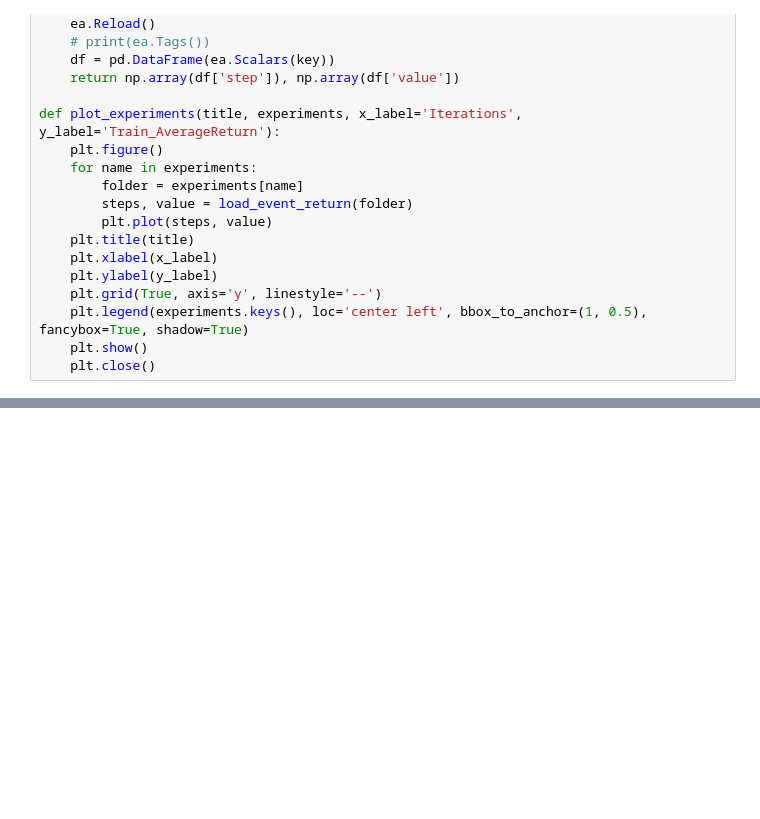
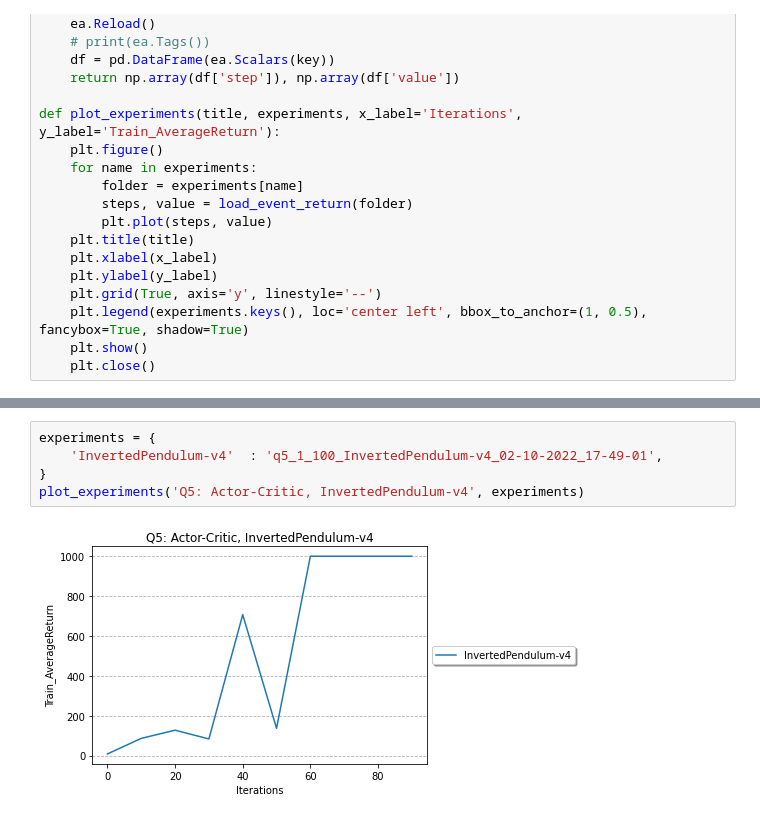
Before and after one commit to EthanZyh/CS285_Homework_fall2022, a Jupyter notebook: hw3/cs285/scripts/plot.ipynb, the cells around one changed output, grey strips where cells are left out. Saved outputs shown, nothing was run; the diff lists cells and outputs as text; blank space fills up the shorter version.

```diff
--- a/hw3/cs285/scripts/plot.ipynb
+++ b/hw3/cs285/scripts/plot.ipynb
@@ -93,0 +107,7 @@ plot_experiments('q4', experiments)
+# %%
+experiments = {
+    'InvertedPendulum-v4'  : 'q5_1_100_InvertedPendulum-v4_02-10-2022_17-49-01',
+}
+plot_experiments('Q5: Actor-Critic, InvertedPendulum-v4', experiments)
+# %% [output]
+[figure, added]
```
Also changed, not shown: parts of 7 cells of this notebook, 4 other files.
